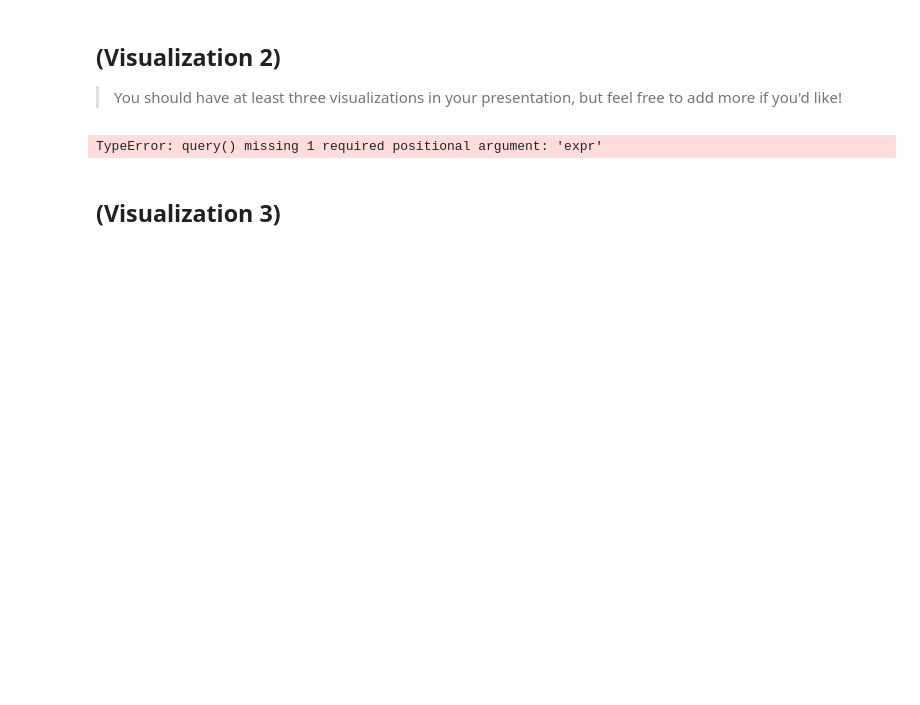
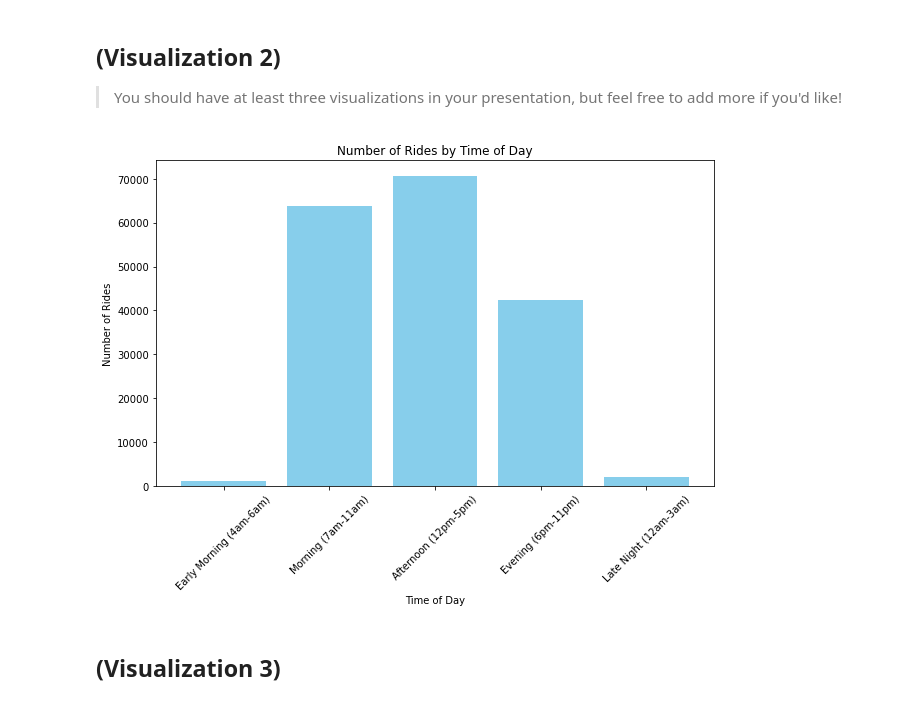
Before and after one commit to 86burke/DAND_Ford_GoBike_System, a Jupyter notebook: Part_II_slide_deck_template.ipynb, the cells around one changed output. Cells and saved outputs as stored; diff of their text form; code cells hidden in the pictures; blank space fills up the shorter version.

Commit message:
more visualizations

```diff
--- a/Part_II_slide_deck_template.ipynb
+++ b/Part_II_slide_deck_template.ipynb
@@ -81,23 +82,36 @@ plt.show()
 but feel free to add more if you'd like!
 # %%
 gobike_start_time = gobike_clean.set_index(pd.DatetimeIndex(gobike_clean['start_time']))
+# %%
+gobike_start_time['start_time'] = pd.to_datetime(gobike_start_time['start_time'])
+times = gobike_start_time['start_time'].dt.time
 # %%
-early_morn = gobike_start_time.query(start_time = '04:00:00', end_time = '05:59:59')
-morning = gobike_start_time.query(start_time = '07:00:00', end_time = '11:59:59')
-afternoon = gobike_start_time.query(start_time = '12:00:00', end_time = '17:59:59')
-evening = gobike_start_time.query(start_time = '18:00:00', end_time = '23:59:59')
-late_night = gobike_start_time.query(start_time = '00:00:00', end_time = '03:59:59')
-time_of_day = [early_morn, morning, afternoon, evening, late_night]
-labels = ['Early Morning (4am-6am)', 'Morning (7am-11am)', 'Afternoon (12pm-5pm)', 'Evening (6pm-11pm)', 'Late Night (12am-3am)']
+# Filter based on time ranges
+early_morn = gobike_start_time[(times >= dt.time(4, 0, 0)) & (times <= dt.time(5, 59, 59))]
+morning = gobike_start_time[(times >= dt.time(7, 0, 0)) & (times <= dt.time(11, 59, 59))]
+afternoon = gobike_start_time[(times >= dt.time(12, 0, 0)) & (times <= dt.time(17, 59, 59))]
+evening = gobike_start_time[(times >= dt.time(18, 0, 0)) & (times <= dt.time(23, 59, 59))]
+late_night = gobike_start_time[(times >= dt.time(0, 0, 0)) & (times <= dt.time(3, 59, 59))]
+
+# Count rides in each group
+labels = [
+    'Early Morning (4am-6am)',
+    'Morning (7am-11am)',
+    'Afternoon (12pm-5pm)',
+    'Evening (6pm-11pm)',
+    'Late Night (12am-3am)'
+]
 counts = [len(early_morn), len(morning), len(afternoon), len(evening), len(late_night)]
+
+# Plot results
 plt.figure(figsize=(10, 6))
 plt.bar(labels, counts, color='skyblue')
 plt.xticks(rotation=45)
 plt.title('Number of Rides by Time of Day')
 plt.xlabel('Time of Day')
 plt.ylabel('Number of Rides')
 plt.show()
 # %% [output]
-TypeError: query() missing 1 required positional argument: 'expr'
+[figure, added]
 # %% [markdown]
 ## (Visualization 3)
```
Also changed, not shown: parts of 5 cells of this notebook.
